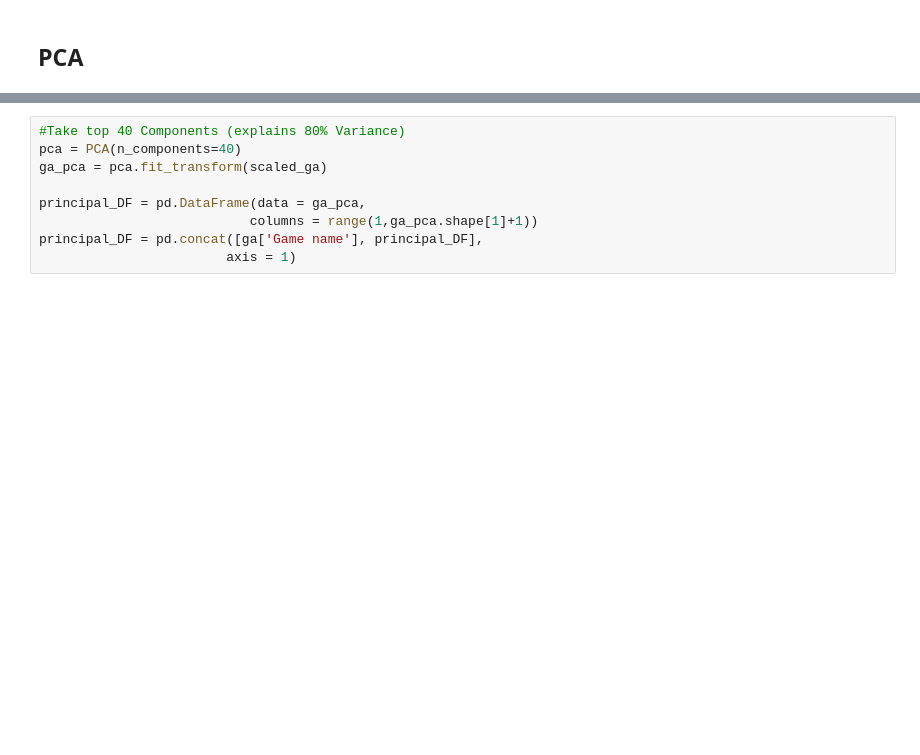
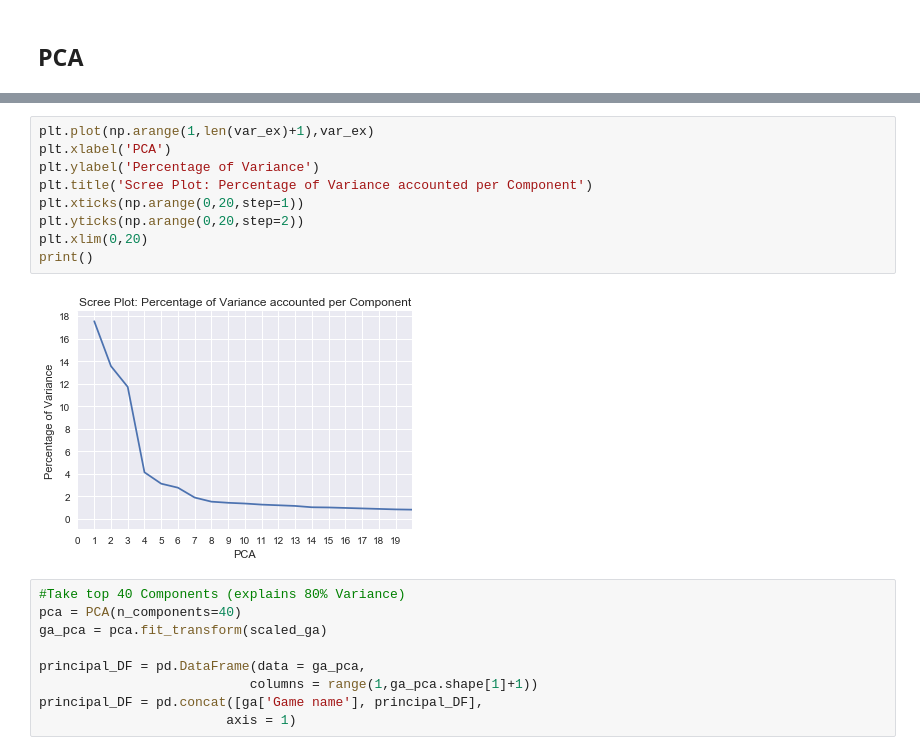
Before and after one commit to austinc06/Boardgame-Recommender-Project, a Jupyter notebook: Boardgame Collection Similarity Analysis.ipynb, the cells around one changed output, grey strips where cells are left out. Drawn from its saved outputs; the diff is of its cells as text; blank space fills up the shorter version.

```diff
--- a/Boardgame Collection Similarity Analysis.ipynb
+++ b/Boardgame Collection Similarity Analysis.ipynb
@@ -175,3 +176,14 @@ plt.ylabel('Explained variance')
+# %%
+plt.plot(np.arange(1,len(var_ex)+1),var_ex)
+plt.xlabel('PCA')
+plt.ylabel('Percentage of Variance')
+plt.title('Scree Plot: Percentage of Variance accounted per Component')
+plt.xticks(np.arange(0,20,step=1))
+plt.yticks(np.arange(0,20,step=2))
+plt.xlim(0,20)
+print()
+# %% [output]
+[figure, added]
 # %%
 #Take top 40 Components (explains 80% Variance)
 pca = PCA(n_components=40)
```
Also changed, not shown: parts of 17 cells of this notebook.
